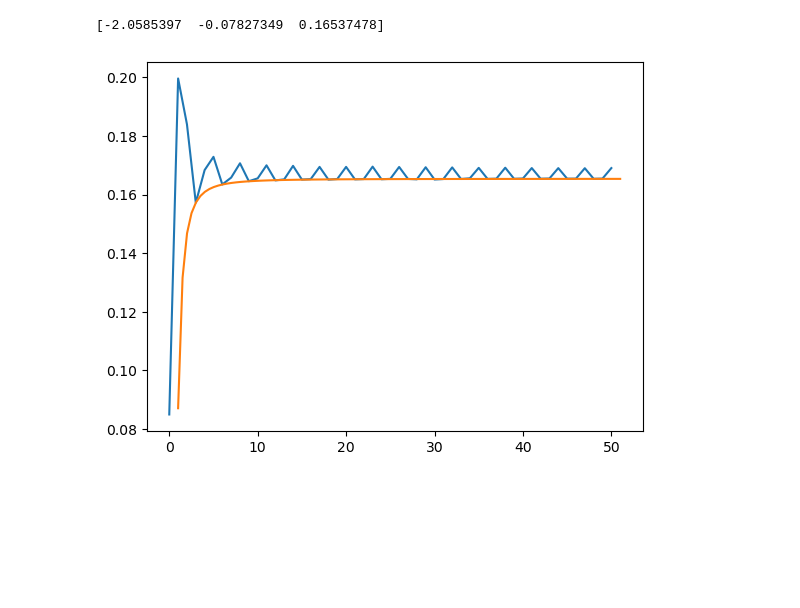
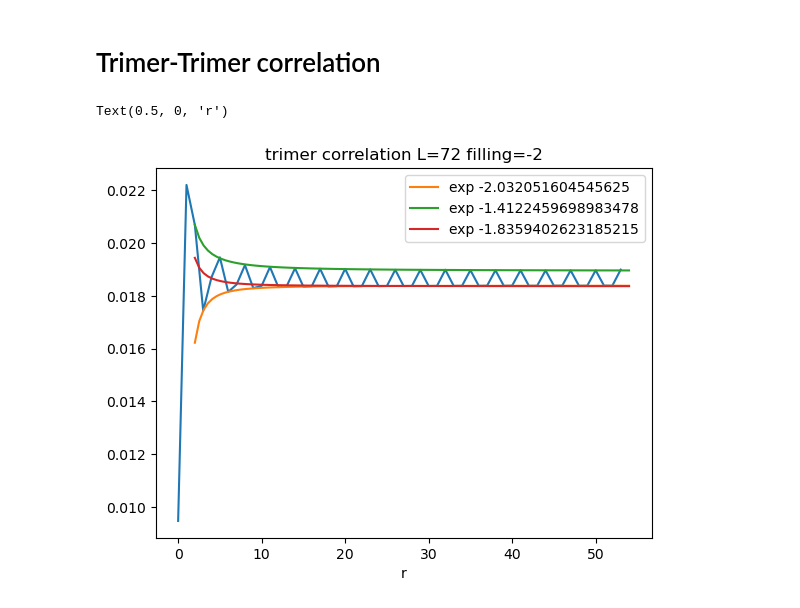
Before and after one commit to KimGroup/trimer-tbg, a Jupyter notebook: mc/pocket.ipynb, the cells around one changed output. Saved outputs shown, nothing was run; the diff lists cells and outputs as text; code cells hidden in the pictures; blank space fills up the shorter version.

```diff
--- a/mc/pocket.ipynb
+++ b/mc/pocket.ipynb
@@ -92 +240,27 @@ x2 = read_trimers_cut("data/30x30-3-500000-trimers-cut3.dat", 30)
+# %% [markdown]
+# Trimer-Trimer correlation
+# %%
+x = read_trimers_cut("data/72x72-6-1000000-trimers-cut.dat", 72, stride=1, skip=500000)
+# %%
+xr = x / x.sum()
+xs = np.arange(x.shape[0])
+import scipy
+plt.plot(xs, xr)
+def fit(x, A, B, C):
+    return B * np.power(x, A) + C
+
+P, _ = scipy.optimize.curve_fit(fit, xs[3::3], xr[3::3], p0=[-2, 1, 0.1])
+plt.plot(np.linspace(2, xr.shape[0], 100), fit(np.linspace(2, xr.shape[0], 100), *P), label="exp " + str(P[0]))
+
+P, _ = scipy.optimize.curve_fit(fit, xs[2::3], xr[2::3], p0=[-2, 1, 0.1])
+plt.plot(np.linspace(2, xr.shape[0], 100), fit(np.linspace(2, xr.shape[0], 100), *P), label="exp " + str(P[0]))
+
+P, _ = scipy.optimize.curve_fit(fit, xs[1::3], xr[1::3], p0=[-2, 1, 0.1])
+plt.plot(np.linspace(2, xr.shape[0], 100), fit(np.linspace(2, xr.shape[0], 100), *P), label="exp " + str(P[0]))
+plt.legend()
+plt.title("trimer correlation L=72 filling=-2")
+plt.xlabel("r")
+# %% [output]
+Text(0.5, 0, 'r')
+[figure, added]
 # %%
@@ -95,16 +267,0 @@ x4 = read_trimers_cut("data/102x102-3-500000-trimers-cut.dat", 102)
-# %%
-x = x4
-start = 200000
-end = -1
-stride = 10
-xs = (np.arange(x.shape[1]))[3::3]
-import scipy
-plt.plot(x[start:end:stride].mean(axis=0))
-def fit(x, A, B, C):
-    return B * np.power(x, A) + C
-P, _ = scipy.optimize.curve_fit(fit, xs, x[start:end:stride, 3::3].mean(axis=0), p0=[-2, 1, 0.1])
-plt.plot(np.linspace(1, x.shape[1], 100), fit(np.linspace(1, x.shape[1], 100), *P))
-print(P)
-# %% [output]
-[-2.0585397  -0.07827349  0.16537478]
-[figure, removed]
```
Also changed, not shown: parts of 50 cells of this notebook, 2 other files.
